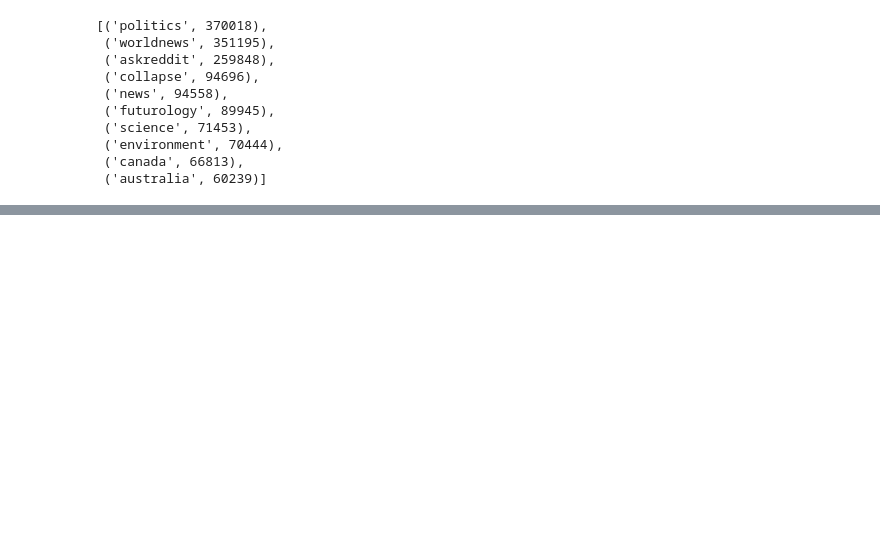
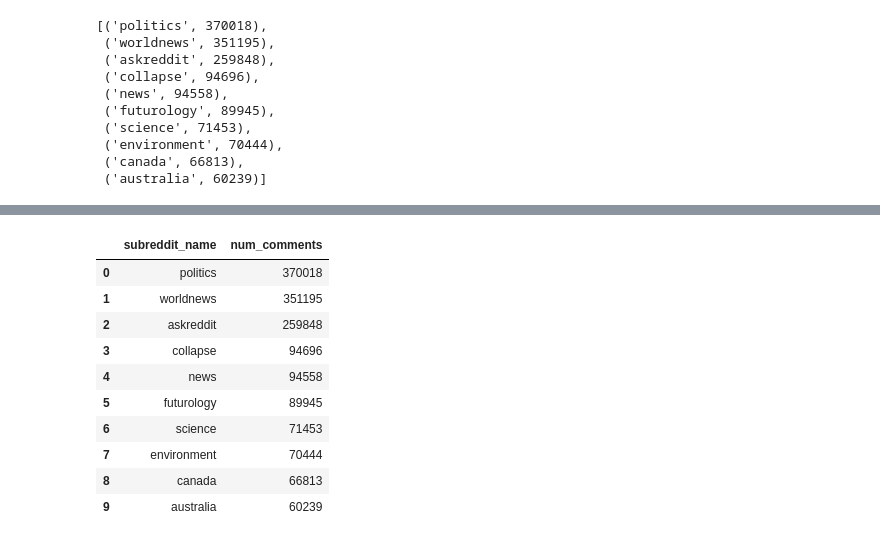
Before and after one commit to astrojuanlu/orchest-duckdb, a Jupyter notebook: analyze-data.ipynb, the cells around one changed output, grey strips where cells are left out. Drawn from its saved outputs; the diff is of its cells as text; code cells hidden in the pictures; blank space fills up the shorter version.

```diff
--- a/analyze-data.ipynb
+++ b/analyze-data.ipynb
@@ -130,0 +150,10 @@ ORDER BY num_comments DESC
+# %%
+rel = conn.query("""
+SELECT
+  "subreddit.name" AS subreddit_name,
+  COUNT(*) AS num_comments,
+FROM comments
+GROUP BY subreddit_name
+ORDER BY num_comments DESC
+LIMIT 10
+""")
@@ -130,0 +184,14 @@ ORDER BY num_comments DESC
+# %%
+rel.df()  # pandas
+# %% [output]
+|  | subreddit_name | num_comments |
+| 0 | politics | 370018 |
+| 1 | worldnews | 351195 |
+| 2 | askreddit | 259848 |
+| 3 | collapse | 94696 |
+| 4 | news | 94558 |
+| 5 | futurology | 89945 |
+| 6 | science | 71453 |
+| 7 | environment | 70444 |
+| 8 | canada | 66813 |
+| 9 | australia | 60239 |
```
Also changed, not shown: parts of 22 cells of this notebook, 1 other file.
